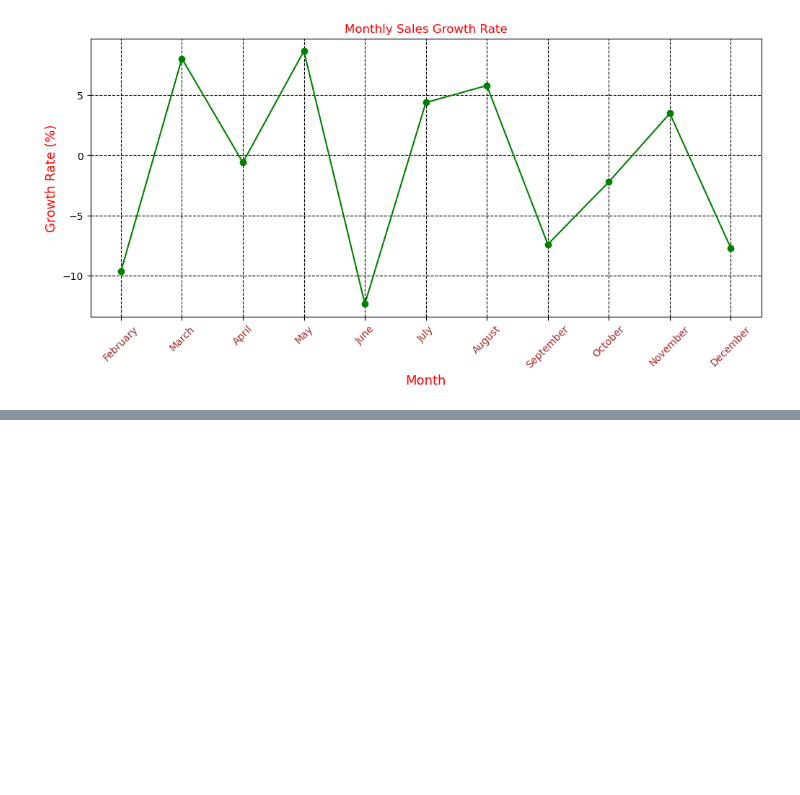
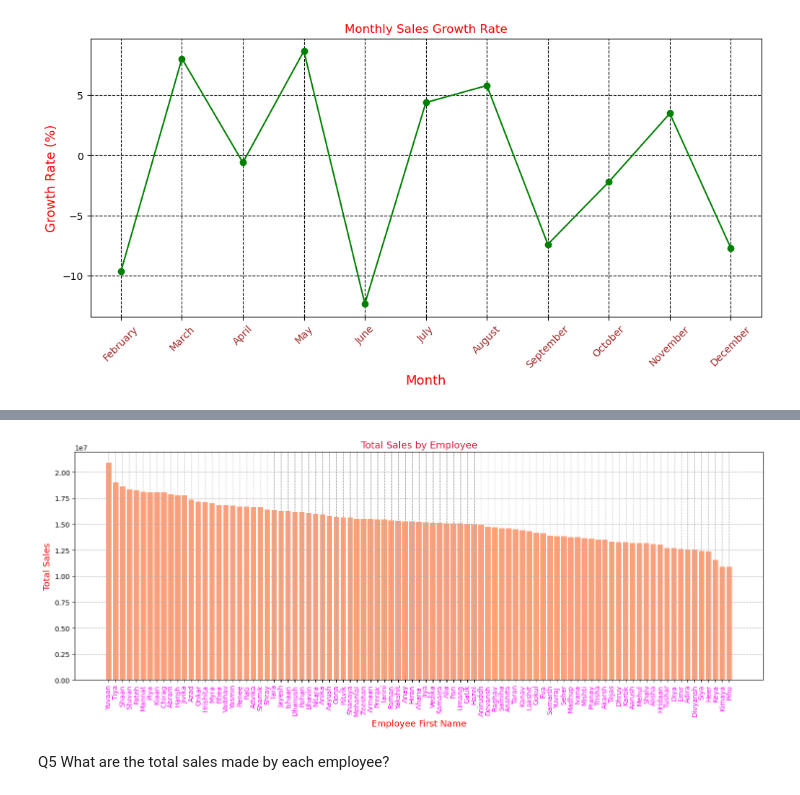
Before and after one commit to Yaashwant99/Ecommerce_analysis, a Jupyter notebook: swiftmarket.ipynb, the cells around one changed output, grey strips where cells are left out. Saved outputs shown, nothing was run; the diff lists cells and outputs as text; code cells hidden in the pictures; blank space fills up the shorter version.

```diff
--- a/swiftmarket.ipynb
+++ b/swiftmarket.ipynb
@@ -313,0 +316,12 @@ plt.show()
+# %%
+query = """select t.employeeid,t.total_sales,e.firstname
+from
+(select employeeid,sum(totalprice) as total_sales
+from salesdata
+group by employeeid) t
+join employees e
+on t.employeeid=e.employeeid
+order by t.total_sales desc;"""
+
+df = read_query(query)
+df
@@ -313,0 +342,15 @@ plt.show()
+# %%
+plt.figure(figsize=(18, 6))
+plt.bar(df['firstname'], df['total_sales'], color='lightsalmon')
+plt.title('Total Sales by Employee',color='crimson',fontsize=14)
+plt.xlabel('Employee First Name',color='red',fontsize=13)
+plt.ylabel('Total Sales',color='red',fontsize=13)
+plt.grid(True,ls='--')
+
+plt.xticks(rotation=90,color='magenta')
+
+plt.show()
+# %% [output]
+[figure, added]
+# %% [markdown]
+Q5 What are the total sales made by each employee?
```
Also changed, not shown: parts of 30 cells of this notebook.
